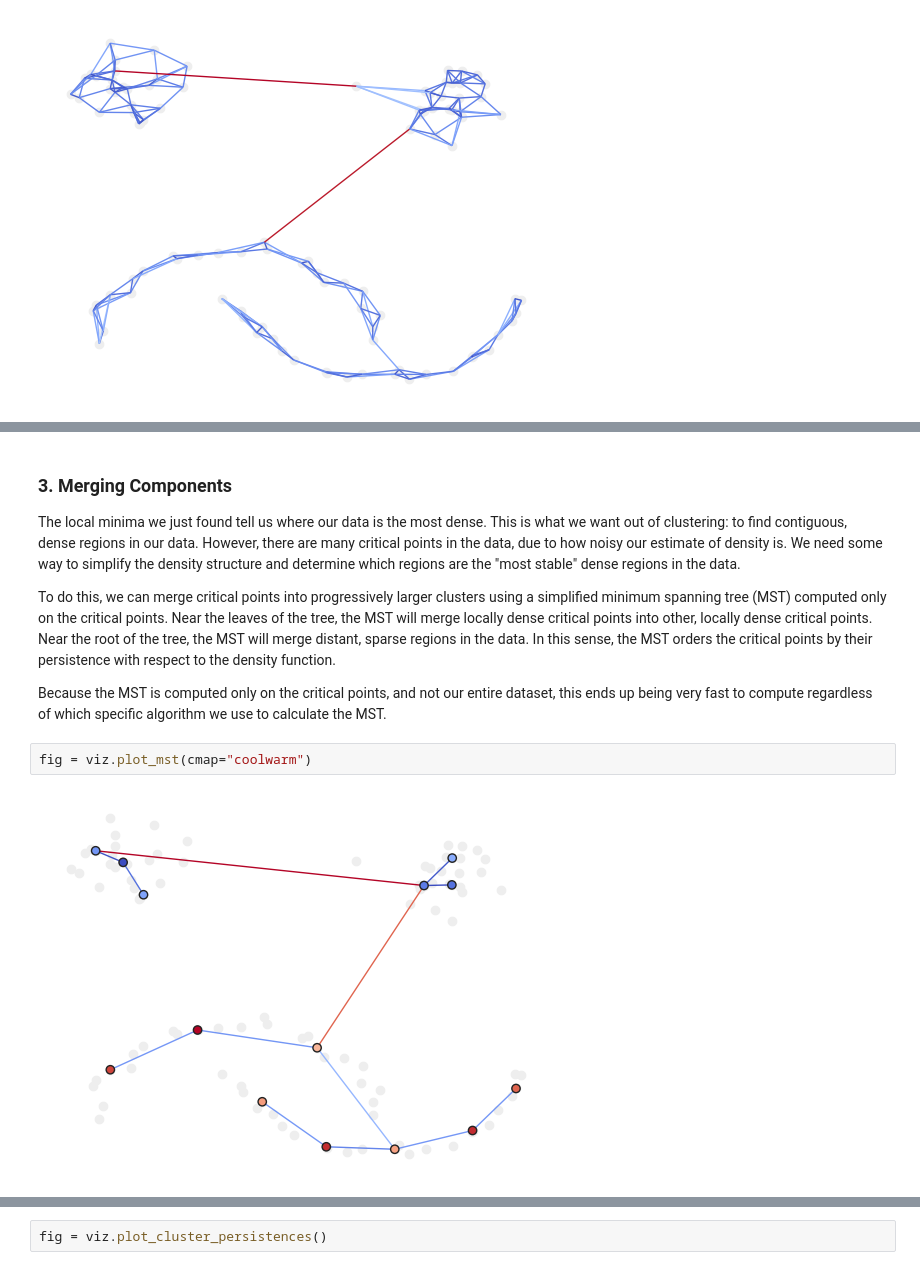
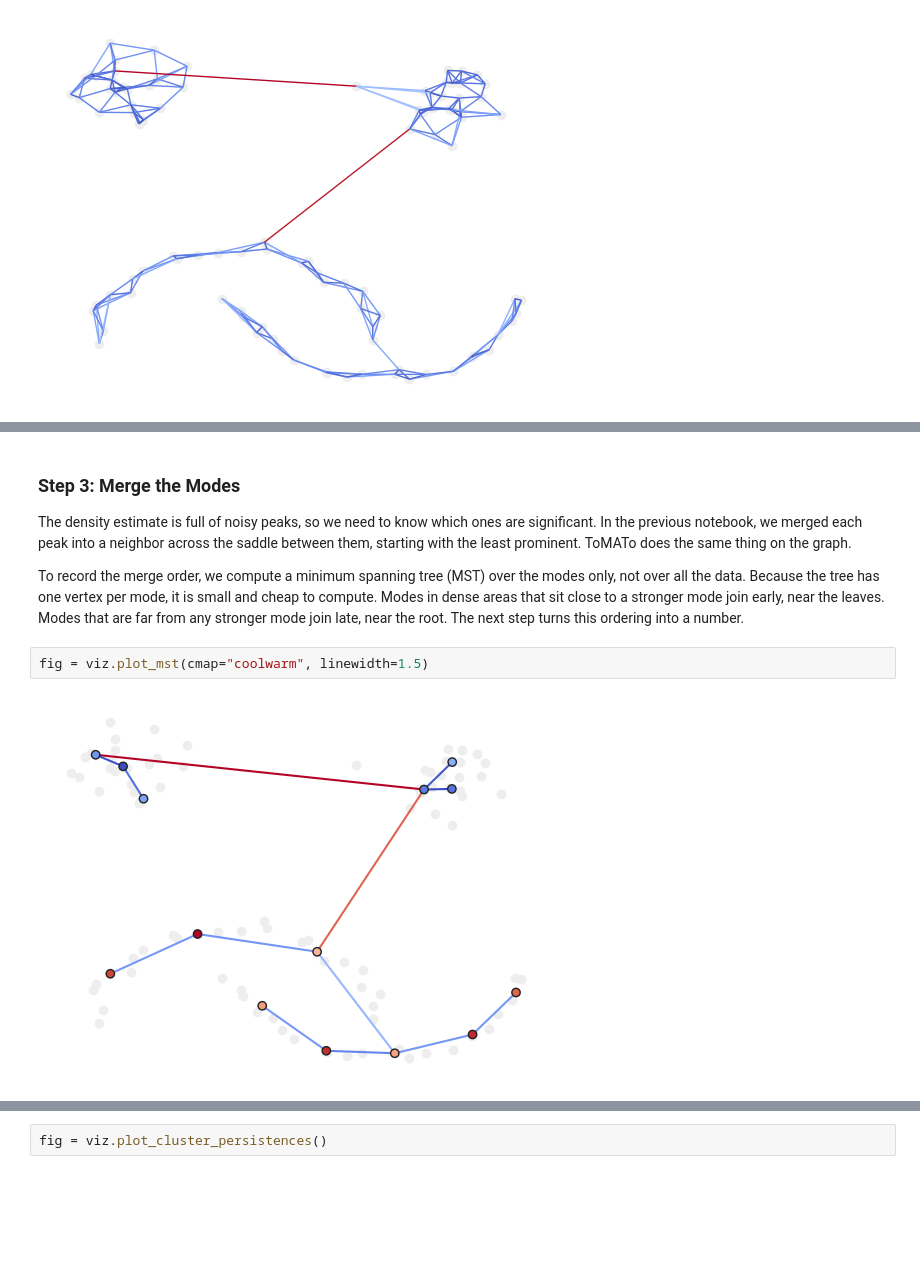
Before and after one commit to kc-howe/tomato, a Jupyter notebook: notebooks/02 - How ToMATo Works.ipynb, the cells around one changed output, grey strips where cells are left out. Cells and saved outputs as stored; diff of their text form; blank space fills up the shorter version.

Commit message:
Updated notebook 02.

```diff
--- a/notebooks/02 - How ToMATo Works.ipynb
+++ b/notebooks/02 - How ToMATo Works.ipynb
@@ -102,15 +114,13 @@ fig = viz.plot_gradient(cmap="coolwarm")
 # %% [output]
 [figure]
 # %% [markdown]
-### 3. Merging Components
+### Step 3: Merge the Modes
 
-The local minima we just found tell us where our data is the most dense. This is what we want out of clustering: to find contiguous, dense regions in our data. However, there are many critical points in the data, due to how noisy our estimate of density is. We need some way to simplify the density structure and determine which regions are the "most stable" dense regions in the data.
+The density estimate is full of noisy peaks, so we need to know which ones are significant. In the previous notebook, we merged each peak into a neighbor across the saddle between them, starting with the least prominent. ToMATo does the same thing on the graph.
 
-To do this, we can merge critical points into progressively larger clusters using a simplified minimum spanning tree (MST) computed only on the critical points. Near the leaves of the tree, the MST will merge locally dense critical points into other, locally dense critical points. Near the root of the tree, the MST will merge distant, sparse regions in the data. In this sense, the MST orders the critical points by their persistence with respect to the density function.
-
-Because the MST is computed only on the critical points, and not our entire dataset, this ends up being very fast to compute regardless of which specific algorithm we use to calculate the MST.
+To record the merge order, we compute a minimum spanning tree (MST) over the modes only, not over all the data. Because the tree has one vertex per mode, it is small and cheap to compute. Modes in dense areas that sit close to a stronger mode join early, near the leaves. Modes that are far from any stronger mode join late, near the root. The next step turns this ordering into a number.
 # %%
-fig = viz.plot_mst(cmap="coolwarm")
+fig = viz.plot_mst(cmap="coolwarm", linewidth=1.5)
 # %% [output]
-[figure, old version]
+[figure, new version]
 # %% [markdown]
```
Also changed, not shown: parts of 10 cells of this notebook.
